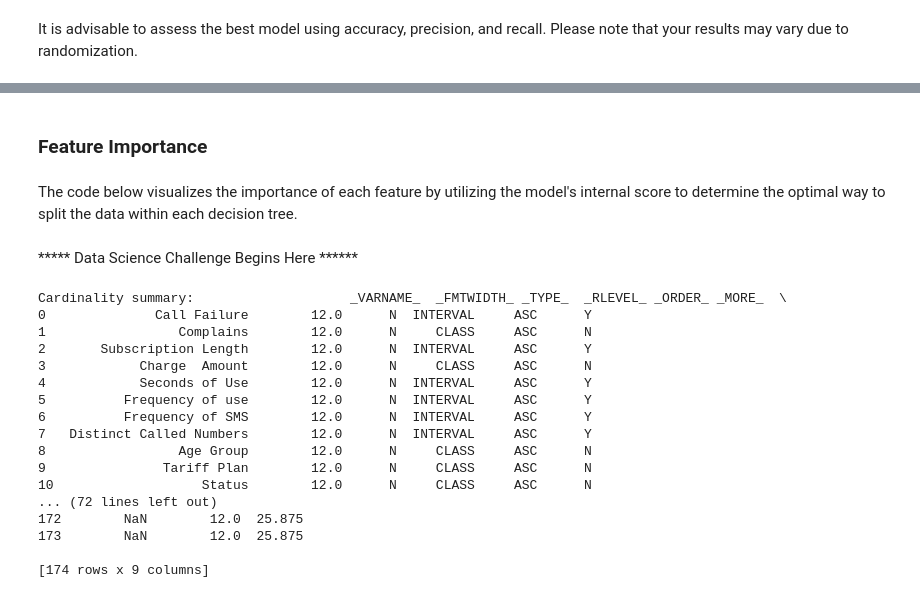
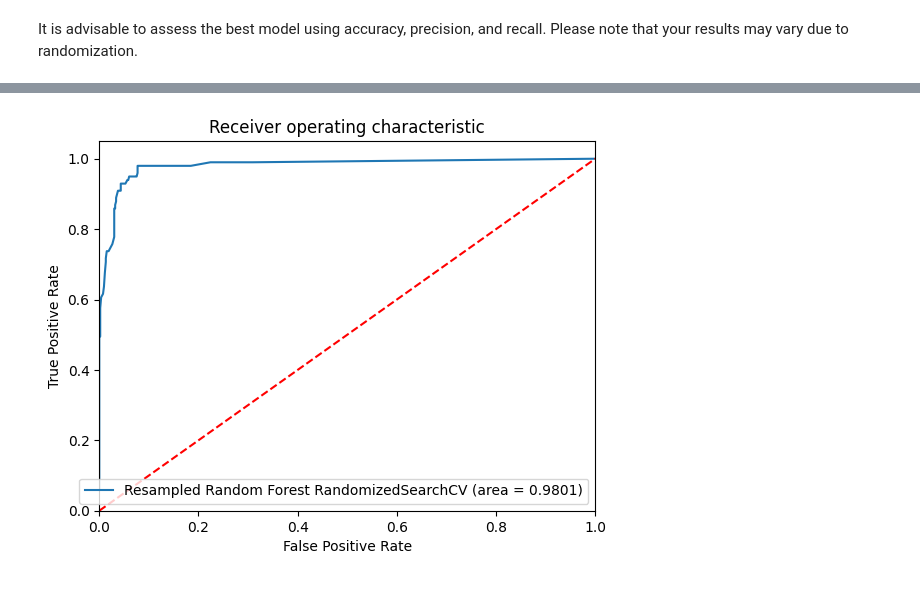
Before and after one commit to sascommunities/sas-hackathon-boot-camp-2025, a Jupyter notebook: workbench/assignments/workbench_innovate_hackathon_python.ipynb, the cells around one changed output, grey strips where cells are left out. Saved outputs shown, nothing was run; the diff lists cells and outputs as text; code cells hidden in the pictures.

```diff
--- a/workbench/assignments/workbench_innovate_hackathon_python.ipynb
+++ b/workbench/assignments/workbench_innovate_hackathon_python.ipynb
@@ -165,21 +269,17 @@ Recall: 0.8485
 # %%
-probs = best_rf.predict_proba(X_test).to_numpy()
-preds = probs[:,1]
-fpr, tpr, threshold = metrics.roc_curve(y_test, preds)
-roc_auc = metrics.auc(fpr, tpr)
+tpr, fpr = best_assess.roc_curve_
+roc_auc = best_assess.auc_
 
 plt.figure()
 plt.plot(fpr, tpr, label='Resampled Random Forest RandomizedSearchCV (area = %0.4f)' % roc_auc)
 plt.plot([0, 1], [0, 1],'r--')
 plt.xlim([0.0, 1.0])
 plt.ylim([0.0, 1.05])
 plt.xlabel('False Positive Rate')
 plt.ylabel('True Positive Rate')
 plt.title('Receiver operating characteristic')
 plt.legend(loc="lower right")
 plt.savefig('Log_ROC')
 plt.show()
+# %% [output]
+[figure, added]
-# %% [markdown]
-### Feature Importance
-# %% [markdown]
-The code below visualizes the importance of each feature by utilizing the model's internal score to determine the optimal way to split the data within each decision tree.
@@ -200,30 +285,0 @@ plt.title('Feature Importance');
-# %% [markdown]
-***** Data Science Challenge Begins Here ******
-# %%
-from sasviya.ml.cardinality import Cardinality
-
-card = Cardinality()
-card.summarize(X_test)
-
-stats = card.get_summary_table()
-print("Cardinality summary: ", stats)
-details = card.get_details_table()
-print("Variable levels: ", details)
-# %% [output]
-Cardinality summary:                    _VARNAME_  _FMTWIDTH_ _TYPE_  _RLEVEL_ _ORDER_ _MORE_  \
-0              Call Failure        12.0      N  INTERVAL     ASC      Y
-1                 Complains        12.0      N     CLASS     ASC      N
-2       Subscription Length        12.0      N  INTERVAL     ASC      Y
-3            Charge  Amount        12.0      N     CLASS     ASC      N
-4            Seconds of Use        12.0      N  INTERVAL     ASC      Y
-5          Frequency of use        12.0      N  INTERVAL     ASC      Y
-6          Frequency of SMS        12.0      N  INTERVAL     ASC      Y
-7   Distinct Called Numbers        12.0      N  INTERVAL     ASC      Y
-8                 Age Group        12.0      N     CLASS     ASC      N
-9               Tariff Plan        12.0      N     CLASS     ASC      N
-10                   Status        12.0      N     CLASS     ASC      N
-... (72 lines left out)
-172        NaN        12.0  25.875
-173        NaN        12.0  25.875
-
-[174 rows x 9 columns]
```
Also changed, not shown: parts of 33 cells of this notebook, 1 other file.
